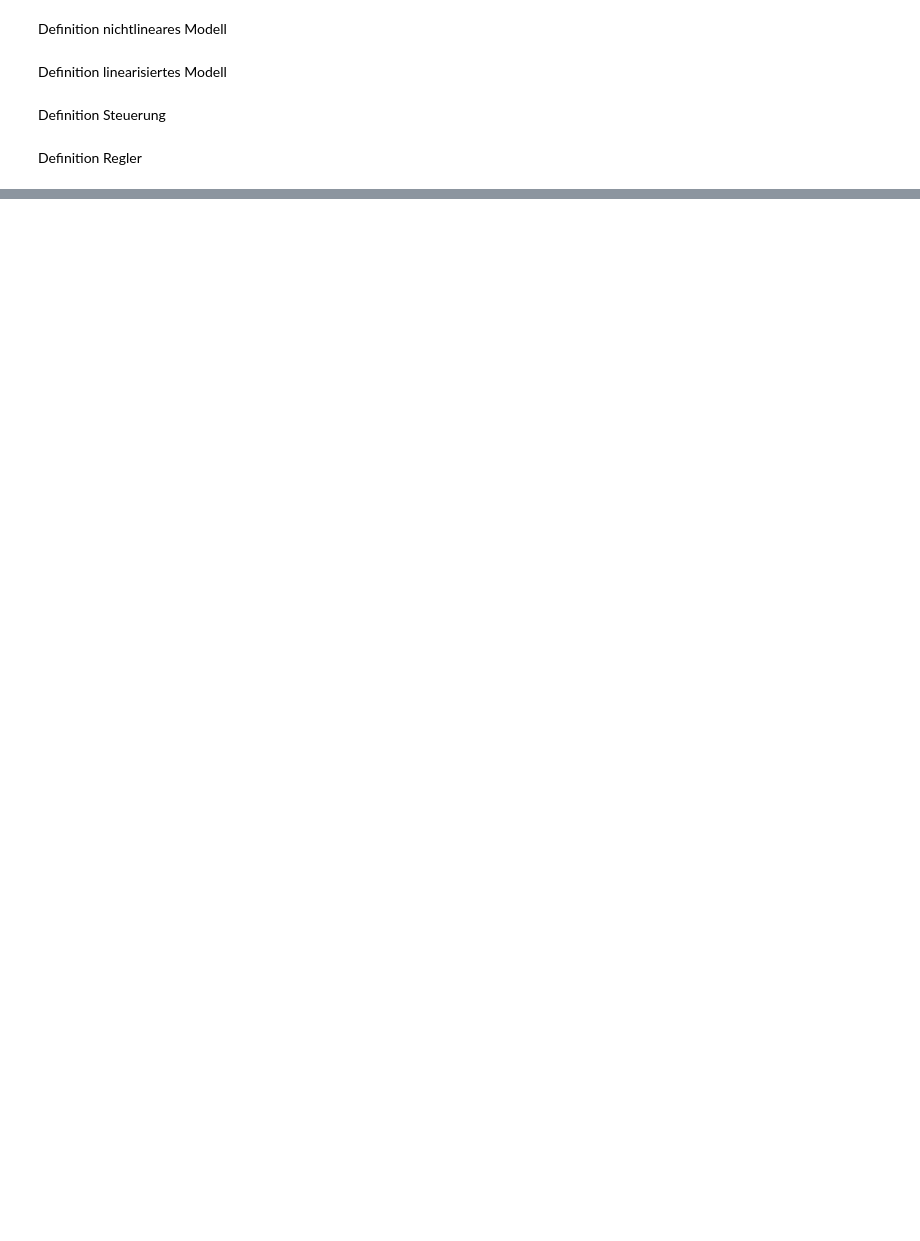
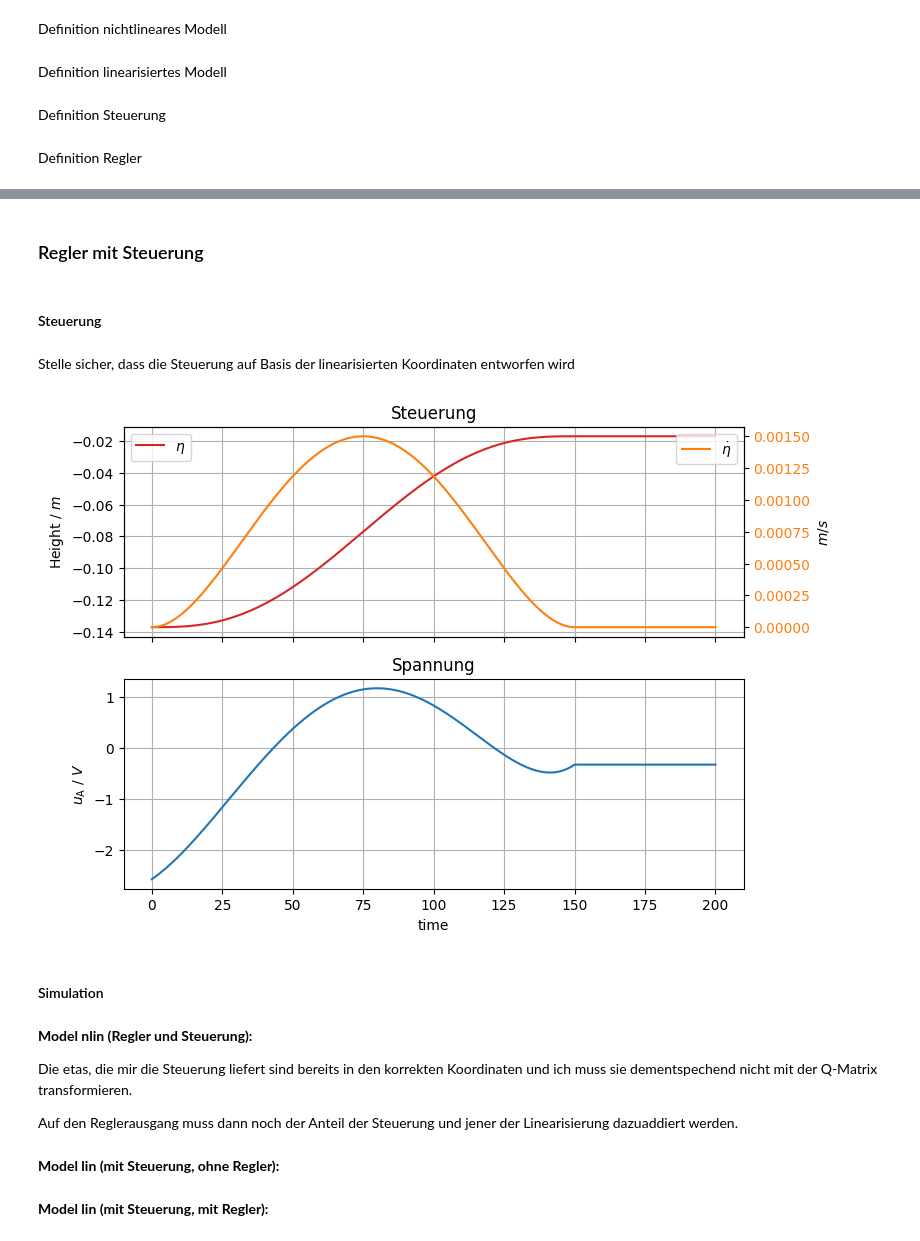
Before and after one commit to umit-iace/lehre-chemie-msr-notebooks, a Jupyter notebook: pr/2Tank-Zustandsregler.ipynb, the cells around one changed output, grey strips where cells are left out. Saved outputs shown, nothing was run; the diff lists cells and outputs as text; code cells hidden in the pictures; blank space fills up the shorter version.

```diff
--- a/pr/2Tank-Zustandsregler.ipynb
+++ b/pr/2Tank-Zustandsregler.ipynb
@@ -280,0 +422,51 @@ plt.plot(timeDom, zPhyNichtLin[0,:])
+# %% [markdown]
+### Regler mit Steuerung
+# %% [markdown]
+#### Steuerung
+# %% [markdown]
+Stelle sicher, dass die Steuerung auf Basis der linearisierten Koordinaten entworfen wird
+# %%
+# Visualisierung der Steuerung
+eta = []
+deta = []
+eingang_steuerung = []
+for idx, _t in enumerate(timeDom):
+    z2r, dz2r, uSteuerung = steuerung.run(_t)
+    eta.append(z2r)
+    deta.append(dz2r)
+    eingang_steuerung.append(uSteuerung)
+
+plt.close()
+
+fig, (axes10, axes20) = plt.subplots(2, 1, figsize=(8,6), sharex=True)
+axes10.plot(timeDom, eta, label=r'$\eta$', color='tab:red')
+axes11 = axes10.twinx()
+
+axes11.plot(timeDom, deta, label=r'$\dot{\eta}$', color='tab:orange')
+axes20.plot(timeDom, eingang_steuerung)
+
+axes11.tick_params(axis='y', labelcolor='tab:orange')
+axes20.set_ylabel(r'$u_{\mathrm{A}}$ / $V$')
+axes10.set_ylabel(r'Height / $m$')
+axes11.set_ylabel(r'$m/s$')
+axes20.set_xlabel('time')
+
+axes10.legend()
+axes11.legend()
+axes10.title.set_text('Steuerung')
+axes20.title.set_text('Spannung')
+
+axes10.grid(True)
+axes20.grid(True)
+
+plt.show()
+# %% [output]
+[figure, added]
+# %% [markdown]
+#### Simulation
+# %% [markdown]
+**Model nlin (Regler und Steuerung):**
+
+Die etas, die mir die Steuerung liefert sind bereits in den korrekten Koordinaten und ich muss sie dementspechend nicht mit der Q-Matrix transformieren.
+
+Auf den Reglerausgang muss dann noch der Anteil der Steuerung und jener der Linearisierung dazuaddiert werden.
@@ -280,0 +516,2 @@ plt.plot(timeDom, zPhyNichtLin[0,:])
+# %% [markdown]
+**Model lin (mit Steuerung, ohne Regler):**
@@ -280,0 +548,2 @@ plt.plot(timeDom, zPhyNichtLin[0,:])
+# %% [markdown]
+**Model lin (mit Steuerung, mit Regler):**
```
Also changed, not shown: parts of 43 cells of this notebook, 1 other file.
